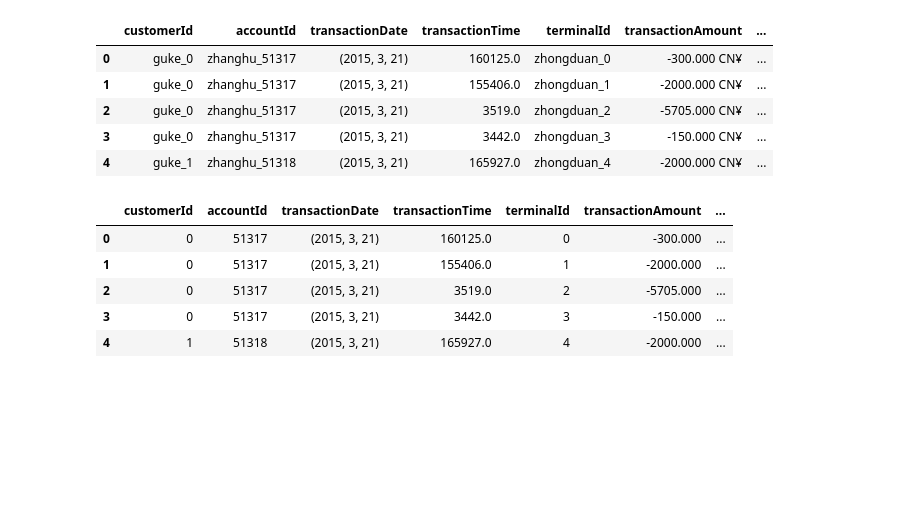
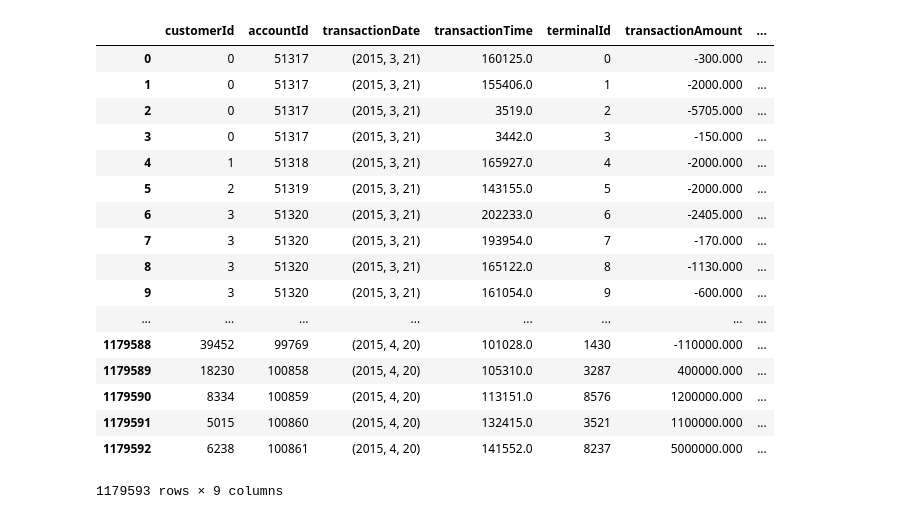
Before and after one commit to alidaghighi/Machinlearning, a Jupyter notebook: FrozenMoon.ipynb, the cells around one changed output. Saved outputs shown, nothing was run; the diff lists cells and outputs as text; code cells hidden in the pictures; blank space fills up the shorter version.

Commit message:
Concat all data

```diff
--- a/FrozenMoon.ipynb
+++ b/FrozenMoon.ipynb
@@ -21,11 +8,0 @@ import pydotplus
-# %%
-"""Reading Data"""
-data1 = pd.read_csv('./month_1.csv')
-data1.head()
-# %% [output]
-|  | customerId | accountId | transactionDate | transactionTime | terminalId | transactionAmount | ... |
-| 0 | guke_0 | zhanghu_51317 | (2015, 3, 21) | 160125.0 | zhongduan_0 | -300.000 CN¥ | ... |
-| 1 | guke_0 | zhanghu_51317 | (2015, 3, 21) | 155406.0 | zhongduan_1 | -2000.000 CN¥ | ... |
-| 2 | guke_0 | zhanghu_51317 | (2015, 3, 21) | 3519.0 | zhongduan_2 | -5705.000 CN¥ | ... |
-| 3 | guke_0 | zhanghu_51317 | (2015, 3, 21) | 3442.0 | zhongduan_3 | -150.000 CN¥ | ... |
-| 4 | guke_1 | zhanghu_51318 | (2015, 3, 21) | 165927.0 | zhongduan_4 | -2000.000 CN¥ | ... |
@@ -82,13 +66,3 @@ def transform_features(df):
     df = simplify_transactionRemain(df)
     df = simplify_transactionCode(df)
     return df
-# %%
-data1 = transform_features(data1)
-data1.head()
-# %% [output]
-|  | customerId | accountId | transactionDate | transactionTime | terminalId | transactionAmount | ... |
-| 0 | 0 | 51317 | (2015, 3, 21) | 160125.0 | 0 | -300.000 | ... |
-| 1 | 0 | 51317 | (2015, 3, 21) | 155406.0 | 1 | -2000.000 | ... |
-| 2 | 0 | 51317 | (2015, 3, 21) | 3519.0 | 2 | -5705.000 | ... |
-| 3 | 0 | 51317 | (2015, 3, 21) | 3442.0 | 3 | -150.000 | ... |
-| 4 | 1 | 51318 | (2015, 3, 21) | 165927.0 | 4 | -2000.000 | ... |
@@ -94,0 +75,21 @@ data1.head()
+# %%
+data1
+# %% [output]
+|  | customerId | accountId | transactionDate | transactionTime | terminalId | transactionAmount | ... |
+| 0 | 0 | 51317 | (2015, 3, 21) | 160125.0 | 0 | -300.000 | ... |
+| 1 | 0 | 51317 | (2015, 3, 21) | 155406.0 | 1 | -2000.000 | ... |
+| 2 | 0 | 51317 | (2015, 3, 21) | 3519.0 | 2 | -5705.000 | ... |
+| 3 | 0 | 51317 | (2015, 3, 21) | 3442.0 | 3 | -150.000 | ... |
+| 4 | 1 | 51318 | (2015, 3, 21) | 165927.0 | 4 | -2000.000 | ... |
+| 5 | 2 | 51319 | (2015, 3, 21) | 143155.0 | 5 | -2000.000 | ... |
+| 6 | 3 | 51320 | (2015, 3, 21) | 202233.0 | 6 | -2405.000 | ... |
+| 7 | 3 | 51320 | (2015, 3, 21) | 193954.0 | 7 | -170.000 | ... |
+| 8 | 3 | 51320 | (2015, 3, 21) | 165122.0 | 8 | -1130.000 | ... |
+| 9 | 3 | 51320 | (2015, 3, 21) | 161054.0 | 9 | -600.000 | ... |
+| ... | ... | ... | ... | ... | ... | ... | ... |
+| 1179588 | 39452 | 99769 | (2015, 4, 20) | 101028.0 | 1430 | -110000.000 | ... |
+| 1179589 | 18230 | 100858 | (2015, 4, 20) | 105310.0 | 3287 | 400000.000 | ... |
+| 1179590 | 8334 | 100859 | (2015, 4, 20) | 113151.0 | 8576 | 1200000.000 | ... |
+| 1179591 | 5015 | 100860 | (2015, 4, 20) | 132415.0 | 3521 | 1100000.000 | ... |
+| 1179592 | 6238 | 100861 | (2015, 4, 20) | 141552.0 | 8237 | 5000000.000 | ... |
+1179593 rows × 9 columns
```
Also changed, not shown: parts of 6 cells of this notebook.
